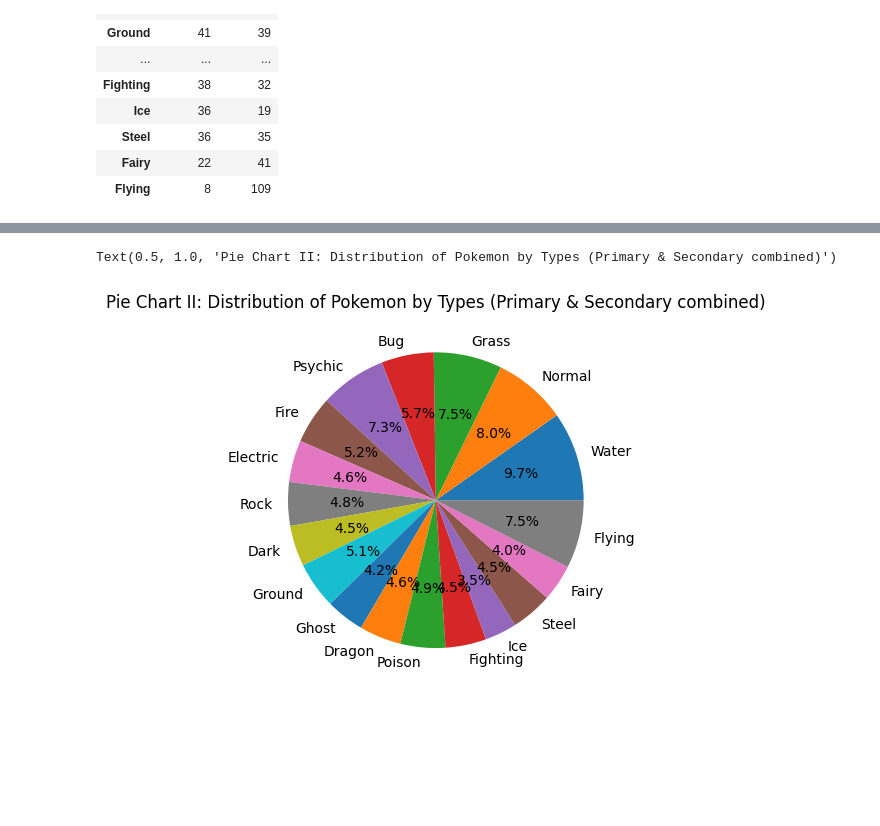
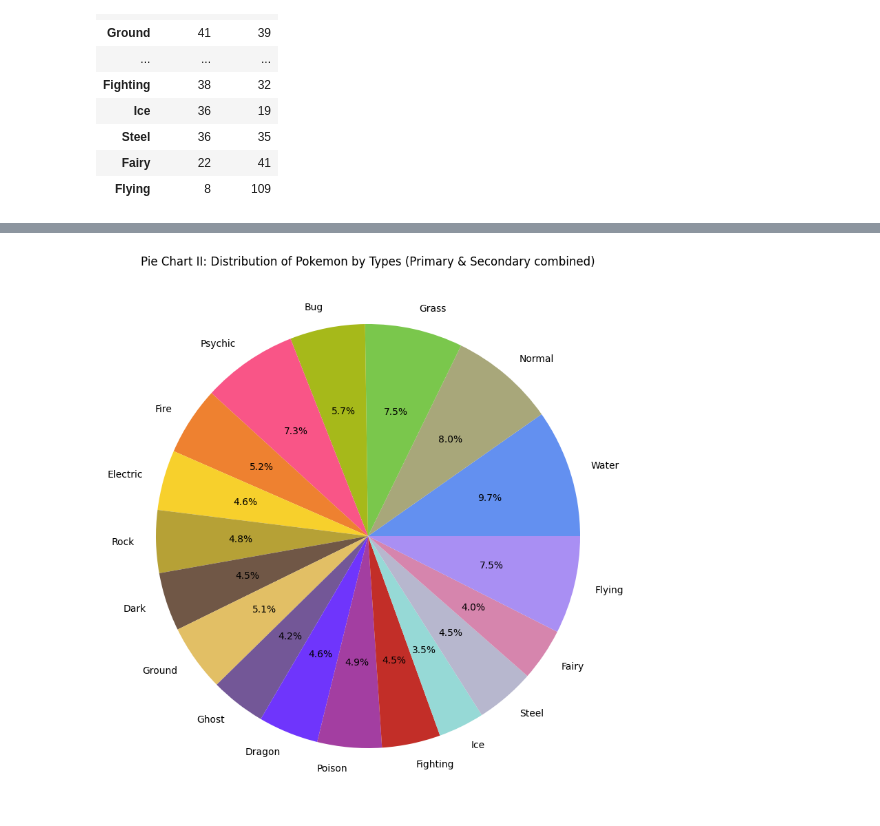
Before and after one commit to aveeyan/PokeDataAnalysis, a Jupyter notebook: STATS3_pokemon_types.ipynb, the cells around one changed output, grey strips where cells are left out. Saved outputs shown, nothing was run; the diff lists cells and outputs as text; code cells hidden in the pictures; blank space fills up the shorter version.

Commit message:
Applied colors for each Pokemon types in pie chart

```diff
--- a/STATS3_pokemon_types.ipynb
+++ b/STATS3_pokemon_types.ipynb
@@ -77,17 +110,13 @@ type_distribution
 # %%
-#3A Type Distribution for all types included (as a whole)
-type_distribution_combined = (type_distribution["count_p"] + type_distribution["count_s"]).reset_index()
-type_distribution_combined.columns = ["type", "tot_count"]
-type_distribution_combined
-
 ## Pie Chart for Type Distribution for Pokemon
-## [TODO]: Assign correct colors for each Pokemon Types through pokedata_imports
+plt.figure(figsize=(10, 10))
 plt.pie(
     type_distribution_combined["tot_count"],
     labels = type_distribution_combined["type"],
+    colors = type_distribution_combined["type"].apply(lambda x: PokeTypeInfo(x).type_colors()),
     autopct="%1.1f%%"
 )
 plt.title("Pie Chart II: Distribution of Pokemon by Types (Primary & Secondary combined)")
+plt.show()
 # %% [output]
-Text(0.5, 1.0, 'Pie Chart II: Distribution of Pokemon by Types (Primary & Secondary combined)')
-[figure, old version]
+[figure, new version]
```
Also changed, not shown: parts of 5 cells of this notebook, 1 other file.
